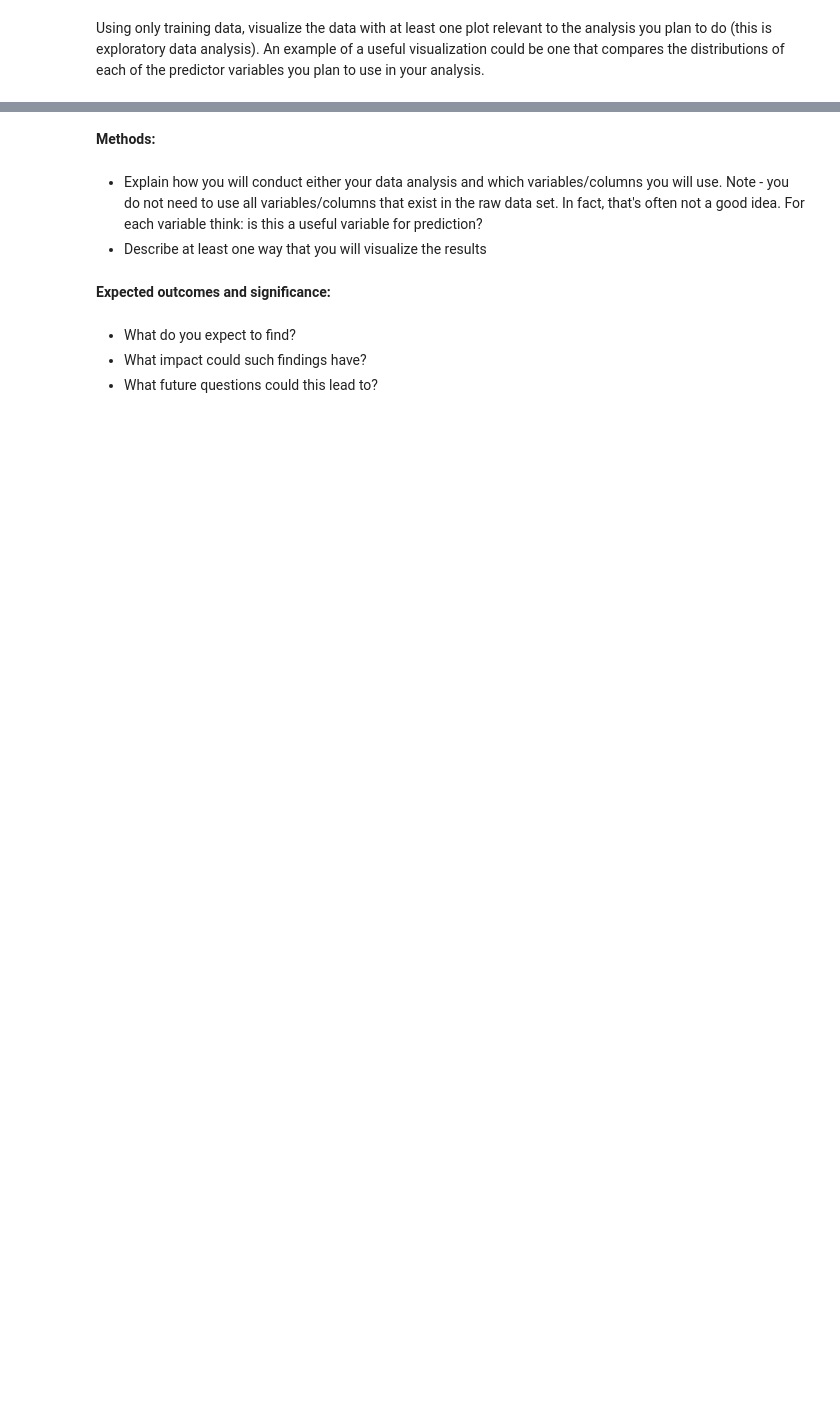
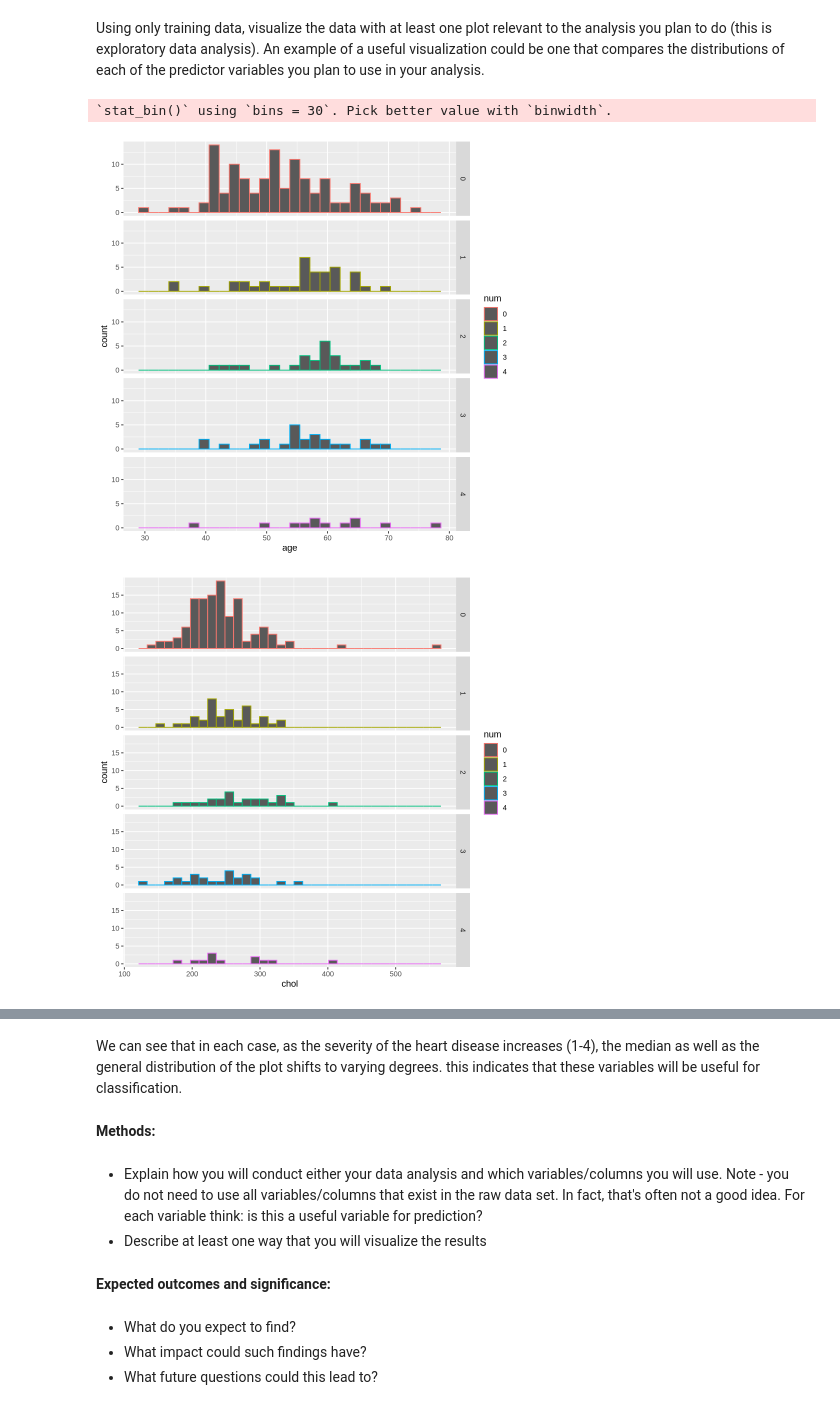
Before and after one commit to 000557A/DSCI-100-Project, a Jupyter notebook: Notebook.ipynb, the cells around one changed output, grey strips where cells are left out. Cells and saved outputs as stored; diff of their text form; code cells hidden in the pictures; blank space fills up the shorter version.

Commit message:
Reorganized graph section

```diff
--- a/Notebook.ipynb
+++ b/Notebook.ipynb
@@ -84,2 +74,32 @@ A tibble: 1 × 14
 # %% [markdown]
 Using only training data, visualize the data with at least one plot relevant to the analysis you plan to do (this is exploratory data analysis). An example of a useful visualization could be one that compares the distributions of each of the predictor variables you plan to use in your analysis.
+# %%
+#splits for analysis
+heart_split <- initial_split(heart_data, prop = 0.75, strata = num)
+heart_train <- training(heart_split)
+heart_test <- testing(heart_split)
+
+#plotting two of our variables
+age_plot <- ggplot(heart_train, aes(x= age, color = num)) +
+geom_histogram(position = "identity")+
+facet_grid(rows = vars(num))
+
+age_plot
+chol_plot <- ggplot(heart_train, aes(x= chol, color = num)) +
+geom_histogram(position = "identity", bins=35)+
+facet_grid(rows = vars(num))
+chol_plot
+
+thalach_plot <- ggplot(heart_train, aes(x= thalach, color = num)) +
+geom_histogram(position = "identity", bins=35)+
+facet_grid(rows = vars(num))
+thalach_plot
+
+trestbps_plot <- ggplot(heart_train, aes(x= trestbps, color = num)) +
+geom_histogram(position = "identity", bins=35)+
+facet_grid(rows = vars(num))
+trestbps_plot
+# %% [output]
+`stat_bin()` using `bins = 30`. Pick better value with `binwidth`.
+[figure, added]
+[figure, added]
@@ -86,3 +108,5 @@ Using only training data, visualize the data with at least one plot relevant to
+# %% [markdown]
+We can see that in each case, as the severity of the heart disease increases (1-4), the median as well as the general distribution of the plot shifts to varying degrees. this indicates that these variables will be useful for classification.
 # %% [markdown]
 **Methods:**
 # %% [markdown]
```
Also changed, not shown: parts of 2 cells of this notebook.
